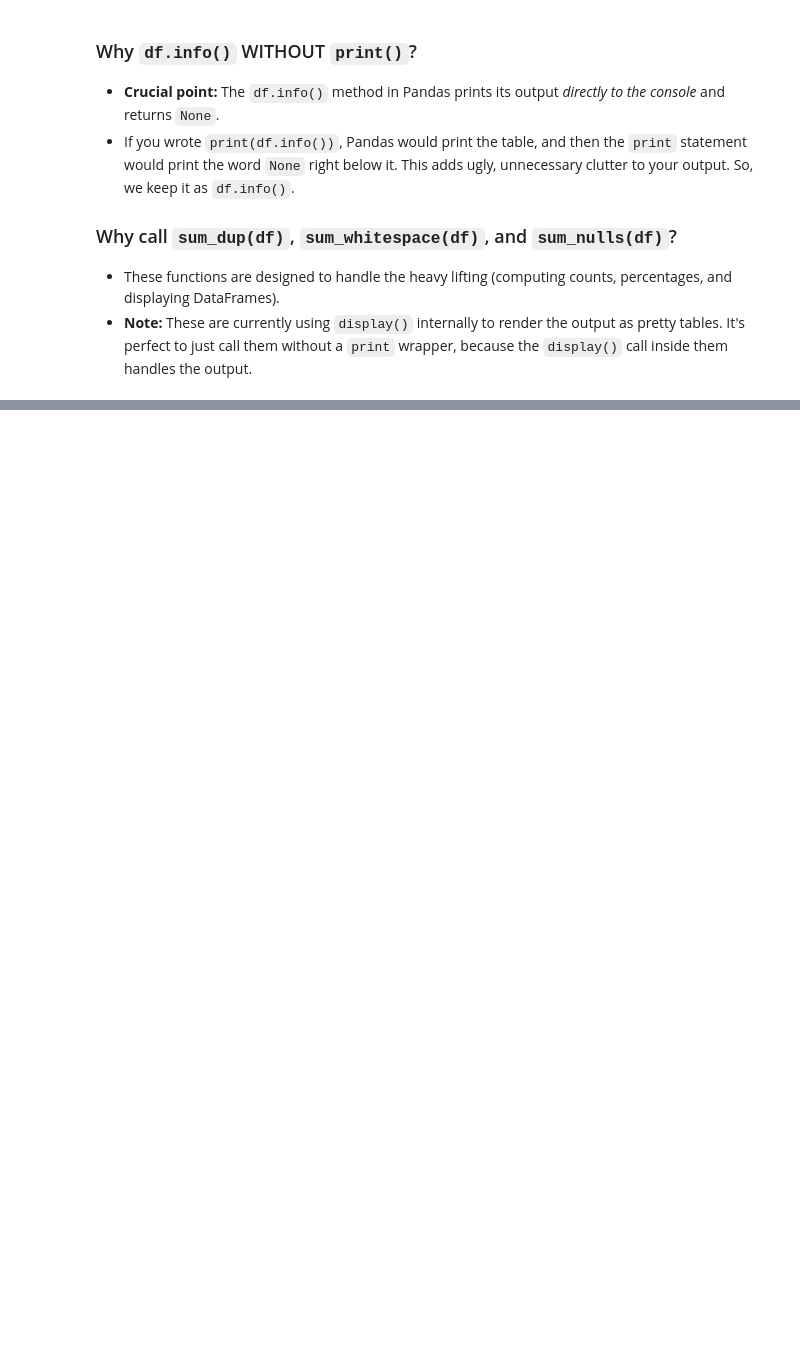
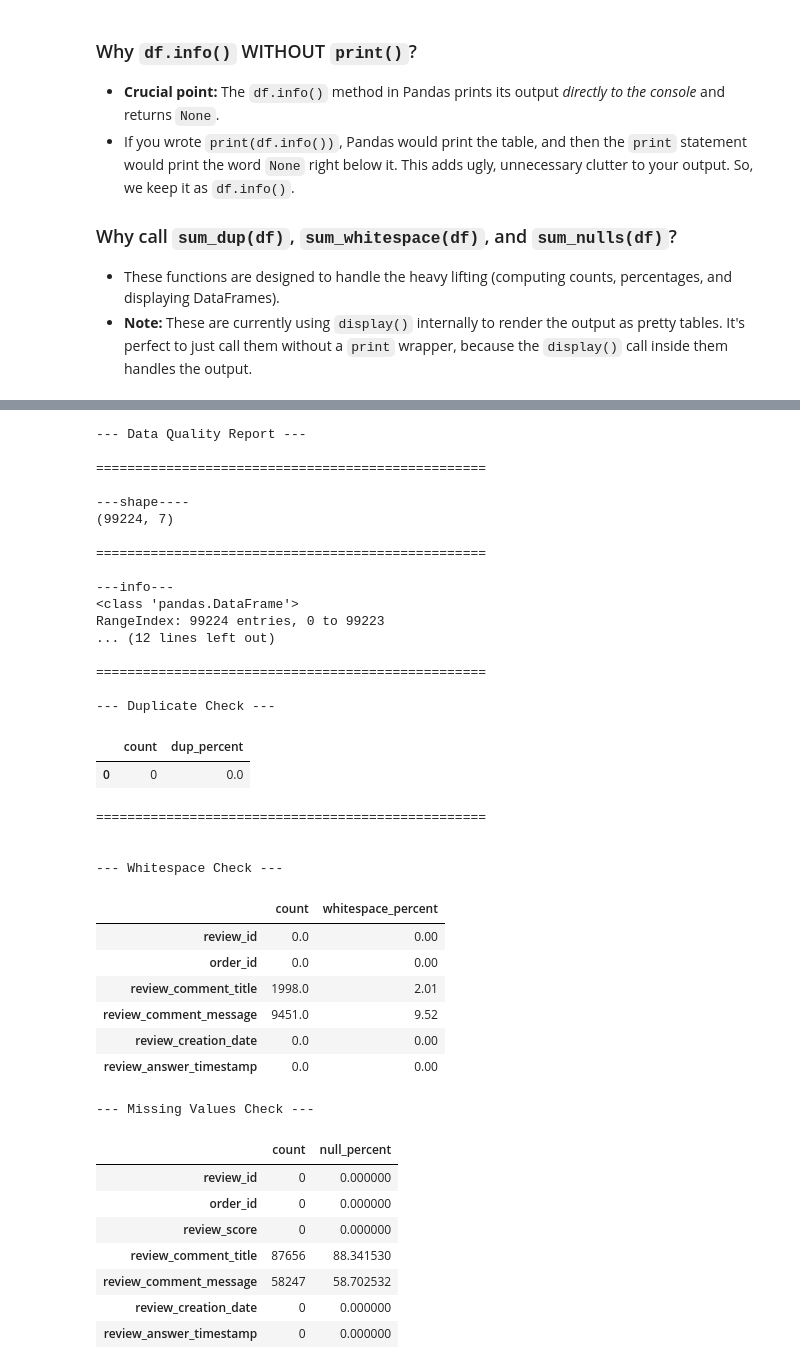
Before and after one commit to eslamsamirkhalil6-creator/olist-ecommerce-analytics, a Jupyter notebook: notebooks/01_data_cleaning_and_validation.ipynb, the cells around one changed output, grey strips where cells are left out. Drawn from its saved outputs; the diff is of its cells as text; code cells hidden in the pictures; blank space fills up the shorter version.

```diff
--- a/notebooks/01_data_cleaning_and_validation.ipynb
+++ b/notebooks/01_data_cleaning_and_validation.ipynb
@@ -239,0 +547,42 @@ def data_quality_report(df):
+# %%
+data_quality_report(df['olist_order_reviews_dataset'])
+# %% [output]
+--- Data Quality Report ---
+
+==================================================
+
+---shape----
+(99224, 7)
+
+==================================================
+
+---info---
+<class 'pandas.DataFrame'>
+RangeIndex: 99224 entries, 0 to 99223
+... (12 lines left out)
+
+==================================================
+
+--- Duplicate Check ---
+|  | count | dup_percent |
+| 0 | 0 | 0.0 |
+==================================================
+
+
+--- Whitespace Check ---
+|  | count | whitespace_percent |
+| review_id | 0.0 | 0.00 |
+| order_id | 0.0 | 0.00 |
+| review_comment_title | 1998.0 | 2.01 |
+| review_comment_message | 9451.0 | 9.52 |
+| review_creation_date | 0.0 | 0.00 |
+| review_answer_timestamp | 0.0 | 0.00 |
+--- Missing Values Check ---
+|  | count | null_percent |
+| review_id | 0 | 0.000000 |
+| order_id | 0 | 0.000000 |
+| review_score | 0 | 0.000000 |
+| review_comment_title | 87656 | 88.341530 |
+| review_comment_message | 58247 | 58.702532 |
+| review_creation_date | 0 | 0.000000 |
+| review_answer_timestamp | 0 | 0.000000 |
```
Also changed, not shown: parts of 19 cells of this notebook.
